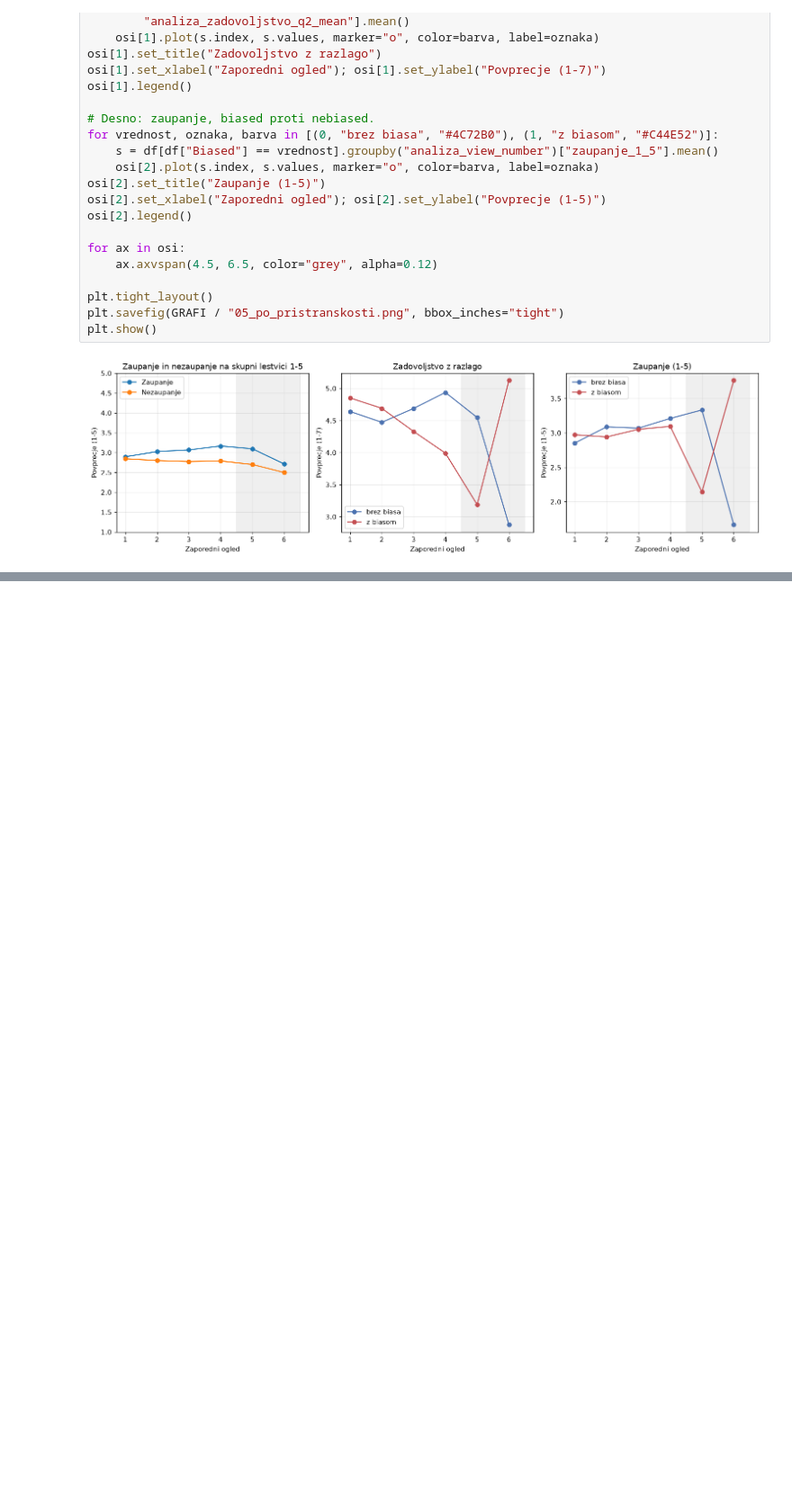
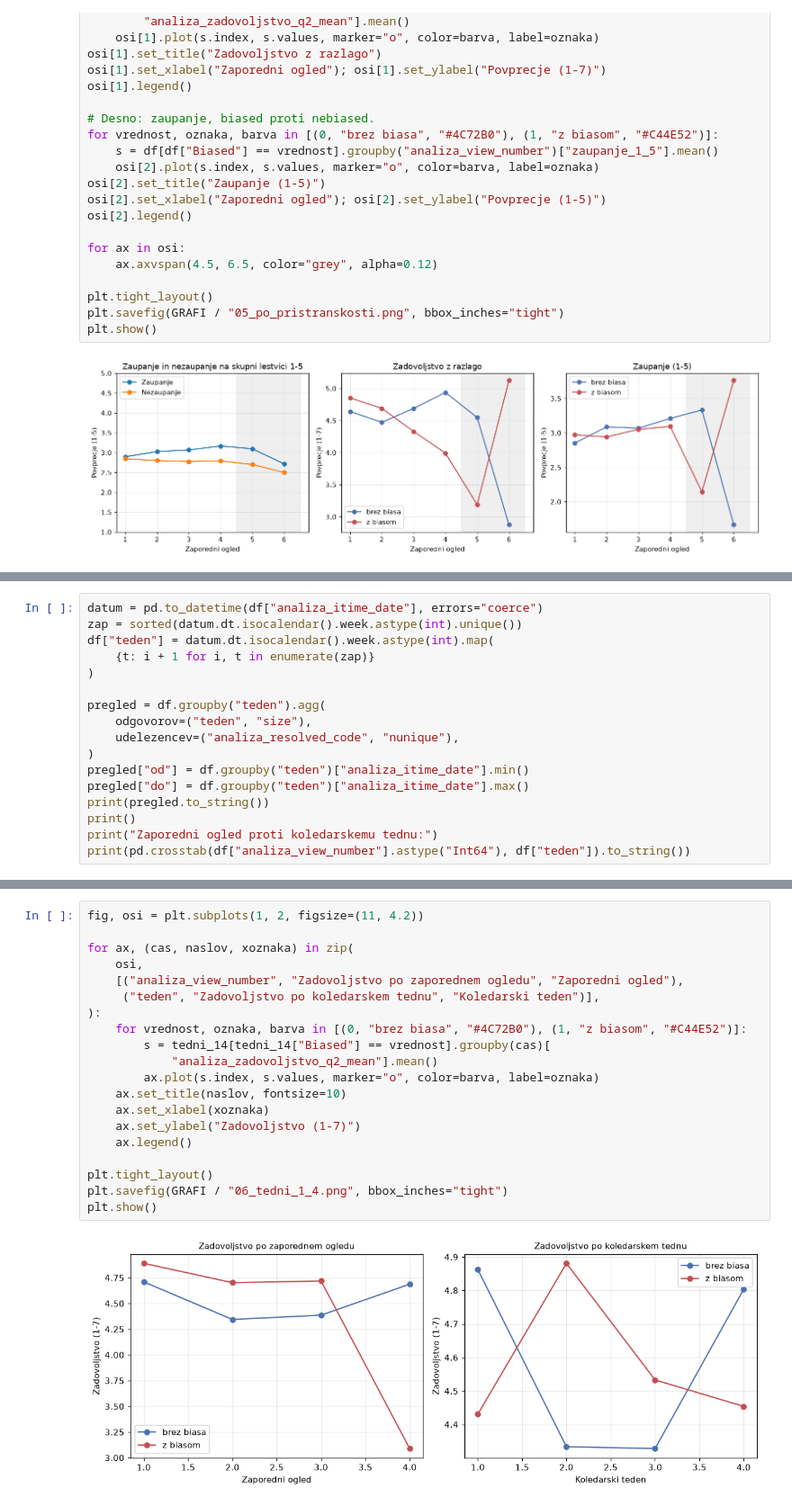
Before and after one commit to HarisBeg26/xai-analiza-podatkov, a Jupyter notebook: Analiza/analiza_mesani_modeli.ipynb, the cells around one changed output, grey strips where cells are left out. Shown at 90% size. Saved outputs shown, nothing was run; the diff lists cells and outputs as text; blank space fills up the shorter version.

```diff
--- a/Analiza/analiza_mesani_modeli.ipynb
+++ b/Analiza/analiza_mesani_modeli.ipynb
@@ -701,0 +720,17 @@ plt.show()
+# %%
+datum = pd.to_datetime(df["analiza_itime_date"], errors="coerce")
+zap = sorted(datum.dt.isocalendar().week.astype(int).unique())
+df["teden"] = datum.dt.isocalendar().week.astype(int).map(
+    {t: i + 1 for i, t in enumerate(zap)}
+)
+
+pregled = df.groupby("teden").agg(
+    odgovorov=("teden", "size"),
+    udelezencev=("analiza_resolved_code", "nunique"),
+)
+pregled["od"] = df.groupby("teden")["analiza_itime_date"].min()
+pregled["do"] = df.groupby("teden")["analiza_itime_date"].max()
+print(pregled.to_string())
+print()
+print("Zaporedni ogled proti koledarskemu tednu:")
+print(pd.crosstab(df["analiza_view_number"].astype("Int64"), df["teden"]).to_string())
@@ -702 +830,23 @@ plt.show()
+# %%
+fig, osi = plt.subplots(1, 2, figsize=(11, 4.2))
+
+for ax, (cas, naslov, xoznaka) in zip(
+    osi,
+    [("analiza_view_number", "Zadovoljstvo po zaporednem ogledu", "Zaporedni ogled"),
+     ("teden", "Zadovoljstvo po koledarskem tednu", "Koledarski teden")],
+):
+    for vrednost, oznaka, barva in [(0, "brez biasa", "#4C72B0"), (1, "z biasom", "#C44E52")]:
+        s = tedni_14[tedni_14["Biased"] == vrednost].groupby(cas)[
+            "analiza_zadovoljstvo_q2_mean"].mean()
+        ax.plot(s.index, s.values, marker="o", color=barva, label=oznaka)
+    ax.set_title(naslov, fontsize=10)
+    ax.set_xlabel(xoznaka)
+    ax.set_ylabel("Zadovoljstvo (1-7)")
+    ax.legend()
+
+plt.tight_layout()
+plt.savefig(GRAFI / "06_tedni_1_4.png", bbox_inches="tight")
+plt.show()
+# %% [output]
+[figure, added]
 # %% [markdown]
```
Also changed, not shown: parts of 6 cells of this notebook, 2 other files.
